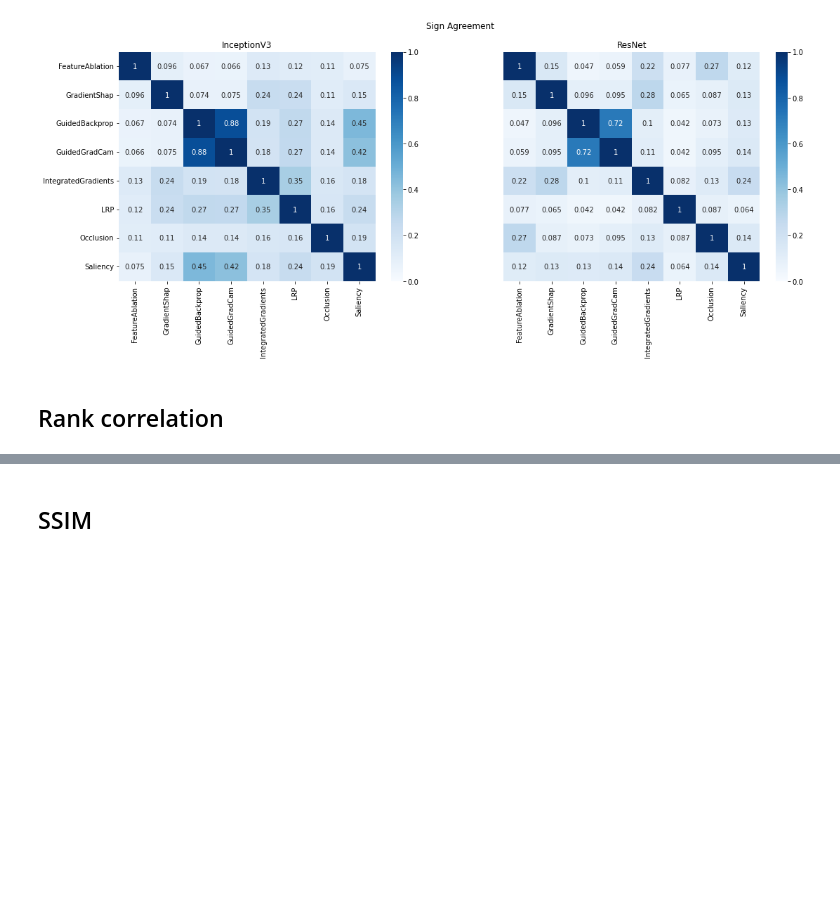
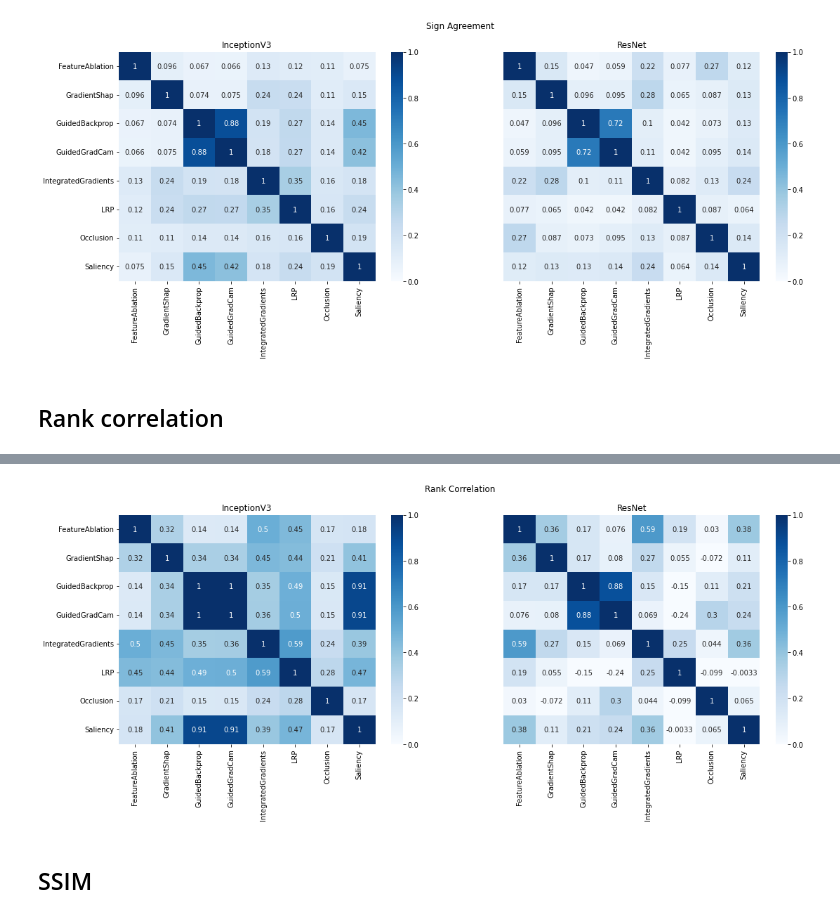
Before and after one commit to mdnam2410/thesis, a Jupyter notebook: visualization.ipynb, the cells around one changed output, grey strips where cells are left out. Saved outputs shown, nothing was run; the diff lists cells and outputs as text; code cells hidden in the pictures; blank space fills up the shorter version.

Commit message:
feat: Add visualization for rank correlation

```diff
--- a/visualization.ipynb
+++ b/visualization.ipynb
@@ -192,0 +194,20 @@ plt.show()
+# %%
+explanations_masked = dict()
+masks_flatten = masks.flatten(1).bool()
+for blackbox, v in explanations.items():
+    explanations_masked[blackbox] = dict()
+
+    for method in methods:
+        exp = v[method]
+
+        masked_explanations = []
+        for i, e in enumerate(exp):
+            mask = masks_flatten[i]
+            if mask.sum() == 0:
+                continue
+            masked_explanation = e.flatten()[mask]
+            masked_explanations.append(masked_explanation)
+        explanations_masked[blackbox][method] = masked_explanations
+# %%
+%%time
+heatmap_rc = compute_heatmaps(explanations_masked, methods, metric=rank_correlation)
@@ -193,3 +217,9 @@ plt.show()
+# %%
+fig_rc, _ = visualize_many(heatmap_rc, metric_name='Rank Correlation', **options)
+fig_rc.savefig('figures/rank-correlation', bbox_inches='tight')
+plt.show()
+# %% [output]
+[figure, added]
 # %% [markdown]
 ## SSIM
 # %%
```
Also changed, not shown: parts of 7 cells of this notebook, 1 other file.
